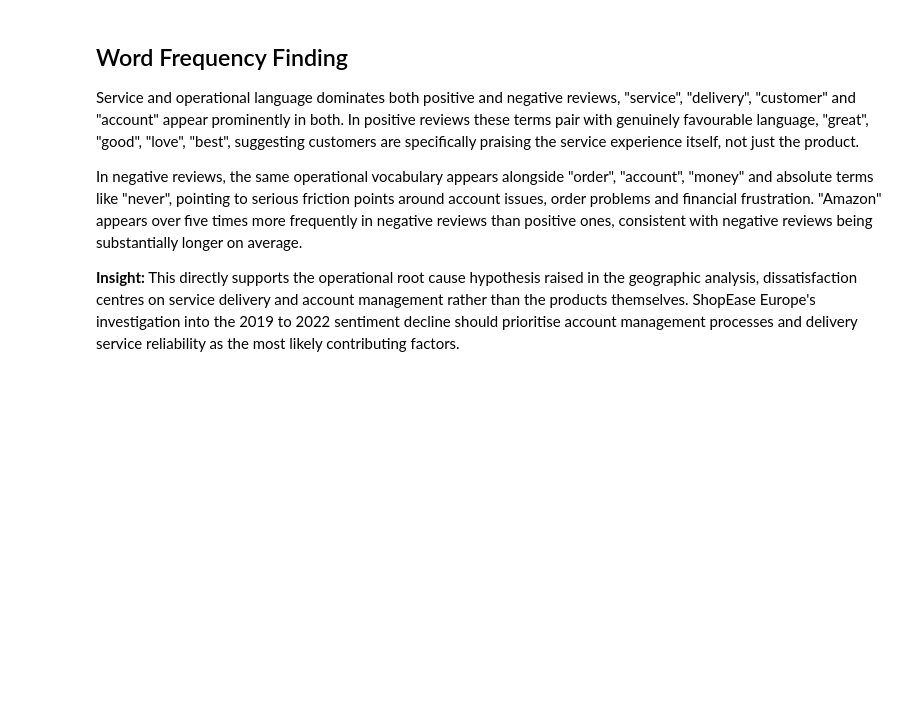
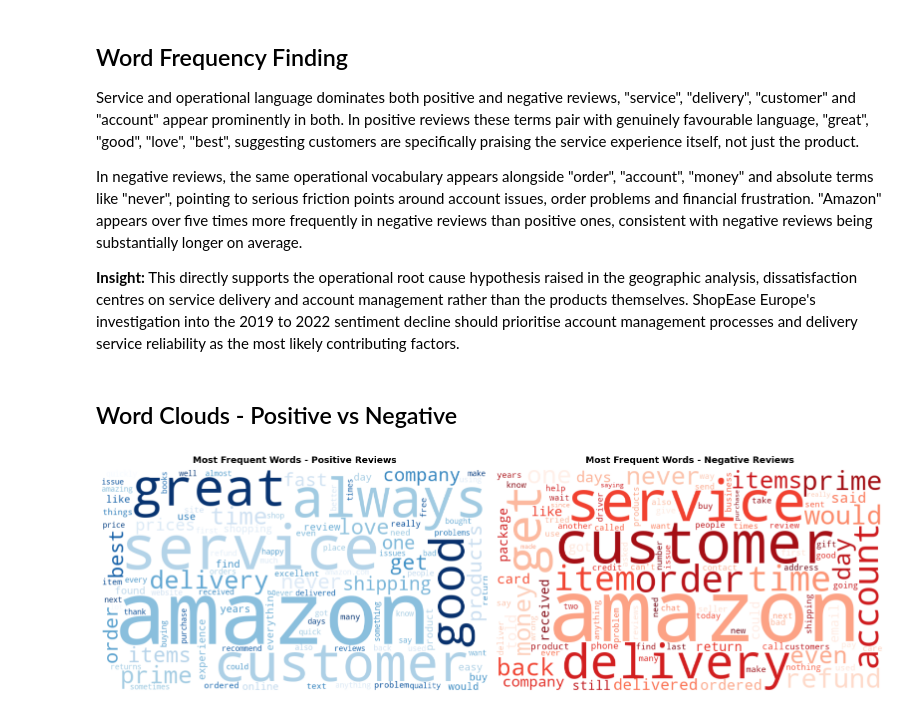
Before and after one commit to AishatOlisa/shopease-sentiment-analysis, a Jupyter notebook: notebooks/phase2_production_dataset/13_eda_sentiment_drivers.ipynb, the cells around one changed output. Cells and saved outputs as stored; diff of their text form; code cells hidden in the pictures; blank space fills up the shorter version.

Commit message:
Add sentiment word clouds - refund, payment and account contact identified as specific friction points

```diff
--- a/notebooks/phase2_production_dataset/13_eda_sentiment_drivers.ipynb
+++ b/notebooks/phase2_production_dataset/13_eda_sentiment_drivers.ipynb
@@ -96,3 +96,27 @@ on service delivery and account management rather than the products
 themselves. ShopEase Europe's investigation into the 2019 to 2022
 sentiment decline should prioritise account management processes and
 delivery service reliability as the most likely contributing factors.
+# %% [markdown]
+## Word Clouds - Positive vs Negative
+# %%
+fig, axes = plt.subplots(1, 2, figsize=(16, 6))
+
+pos_words = dict(clean_and_count(positive_text, n=100))
+wc_pos = WordCloud(width=700, height=400, background_color='white',
+                   colormap='Blues', max_words=100).generate_from_frequencies(pos_words)
+axes[0].imshow(wc_pos, interpolation='bilinear')
+axes[0].set_title('Most Frequent Words - Positive Reviews', fontsize=13, fontweight='bold', pad=10)
+axes[0].axis('off')
+
+neg_words = dict(clean_and_count(negative_text, n=100))
+wc_neg = WordCloud(width=700, height=400, background_color='white',
+                   colormap='Reds', max_words=100).generate_from_frequencies(neg_words)
+axes[1].imshow(wc_neg, interpolation='bilinear')
+axes[1].set_title('Most Frequent Words - Negative Reviews', fontsize=13, fontweight='bold', pad=10)
+axes[1].axis('off')
+
+plt.tight_layout()
+plt.savefig(os.path.join(FIGURES_PATH, 'production_sentiment_wordclouds.png'), dpi=150, bbox_inches='tight')
+plt.show()
+# %% [output]
+[figure, added]
```
Also changed, not shown: parts of 1 cell of this notebook, 1 other file.
